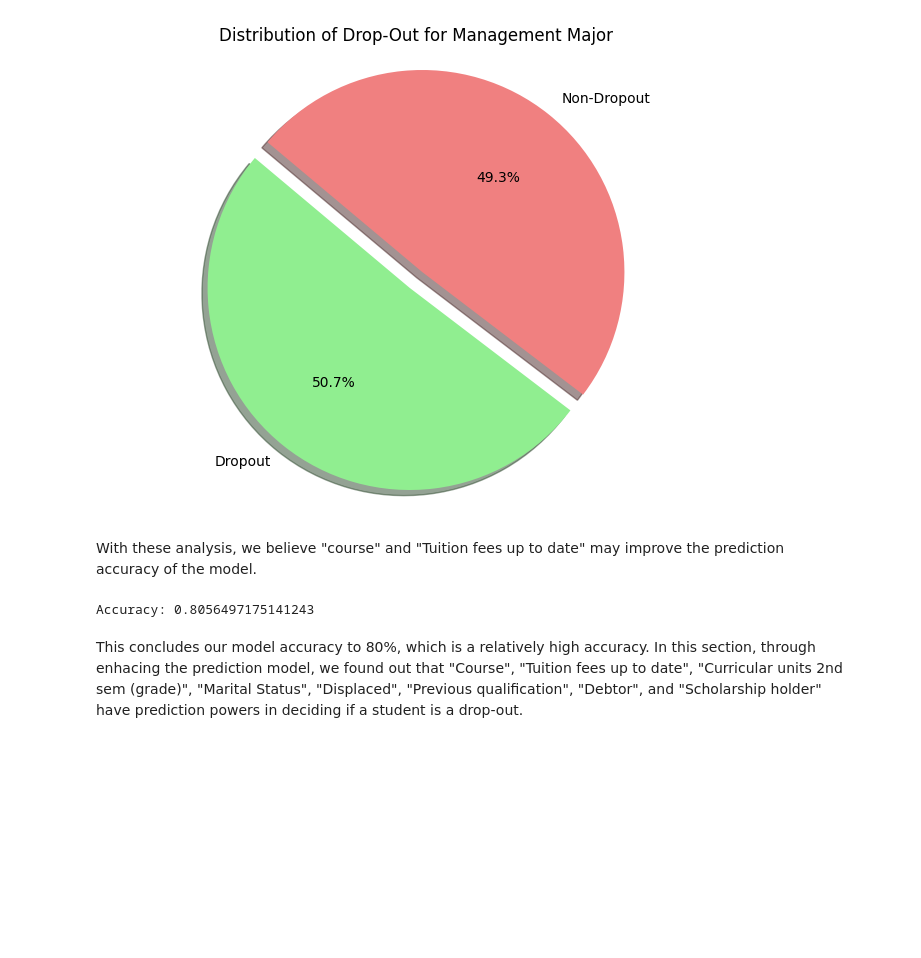
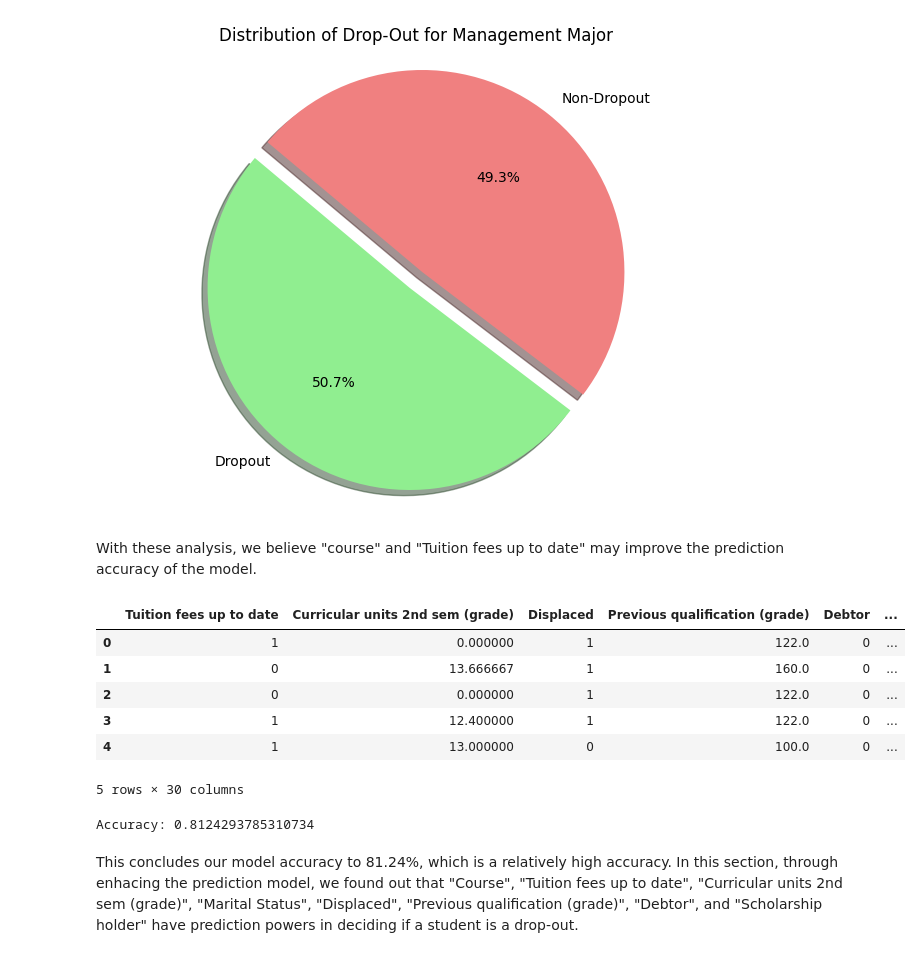
Before and after one commit to mnmay2020/MATH189_Project, a Jupyter notebook: Krystal_finalize_model.ipynb, the cells around one changed output. Saved outputs shown, nothing was run; the diff lists cells and outputs as text; code cells hidden in the pictures; blank space fills up the shorter version.

```diff
--- a/Krystal_finalize_model.ipynb
+++ b/Krystal_finalize_model.ipynb
@@ -259,14 +269,25 @@ With these analysis, we believe "course" and "Tuition fees up to date" may impro
 # %%
 #grades,
 df_final = df1[[
     'Course',
     'Tuition fees up to date',
     'Curricular units 2nd sem (grade)',
     'Marital Status','Displaced',
-    'Previous qualification',
+    'Previous qualification (grade)',
     'Debtor',
     'Scholarship holder',
     'Target']]
+df_final = pd.get_dummies(df_final,columns=['Marital Status'])
+df_final = pd.get_dummies(df_final,columns=['Course'])
+df_final.head()
+# %% [output]
+|  | Tuition fees up to date | Curricular units 2nd sem (grade) | Displaced | Previous qualification (grade) | Debtor | ... |
+| 0 | 1 | 0.000000 | 1 | 122.0 | 0 | ... |
+| 1 | 0 | 13.666667 | 1 | 160.0 | 0 | ... |
+| 2 | 0 | 0.000000 | 1 | 122.0 | 0 | ... |
+| 3 | 1 | 12.400000 | 1 | 122.0 | 0 | ... |
+| 4 | 1 | 13.000000 | 0 | 100.0 | 0 | ... |
+5 rows × 30 columns
 # %%
 X_final = df_final.drop('Target', axis=1)
 y_final = df_final['Target']
@@ -291,6 +312,6 @@ y_pred_gr = model.predict(X_test_gr)
 final_accuracy = accuracy_score(y_test_gr, y_pred_gr)
 print(f'Accuracy: {final_accuracy}')
 # %% [output]
-Accuracy: 0.8056497175141243
+Accuracy: 0.8124293785310734
 # %% [markdown]
-This concludes our model accuracy to 80%, which is a relatively high accuracy. In this section, through enhacing the prediction model, we found out that "Course", "Tuition fees up to date", "Curricular units 2nd sem (grade)", "Marital Status", "Displaced", "Previous qualification", "Debtor", and "Scholarship holder" have prediction powers in deciding if a student is a drop-out.
+This concludes our model accuracy to 81.24%, which is a relatively high accuracy. In this section, through enhacing the prediction model, we found out that "Course", "Tuition fees up to date", "Curricular units 2nd sem (grade)", "Marital Status", "Displaced", "Previous qualification (grade)", "Debtor", and "Scholarship holder" have prediction powers in deciding if a student is a drop-out.
```
Also changed, not shown: parts of 6 cells of this notebook, 1 other file.
